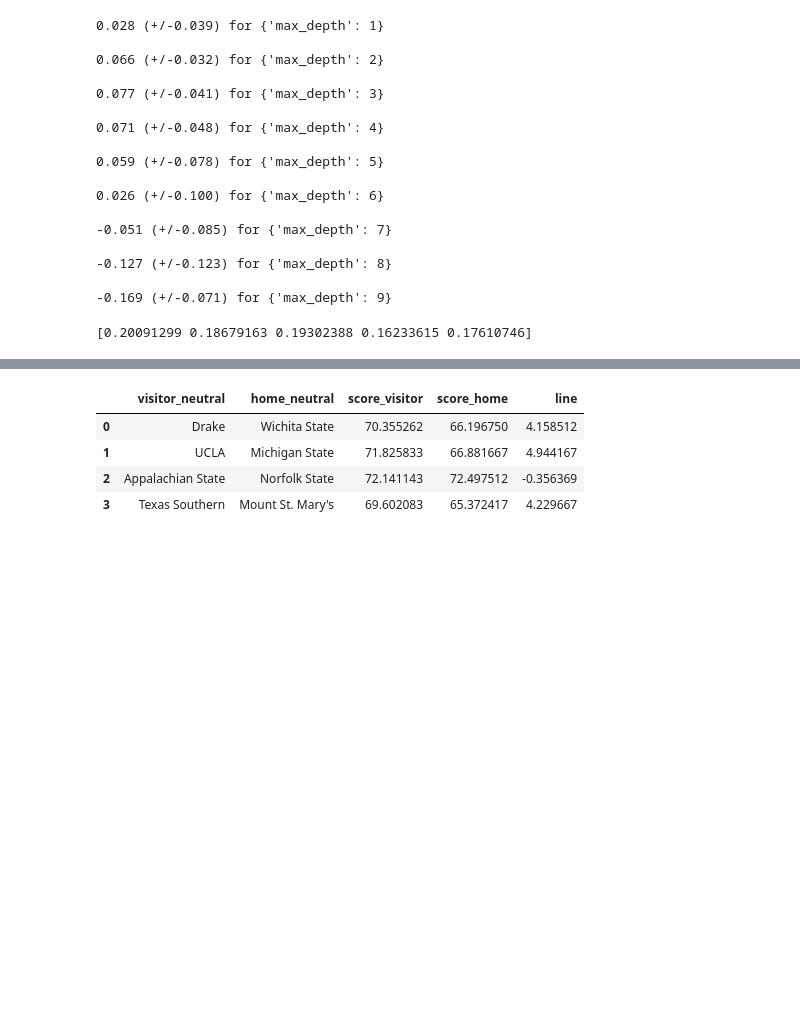
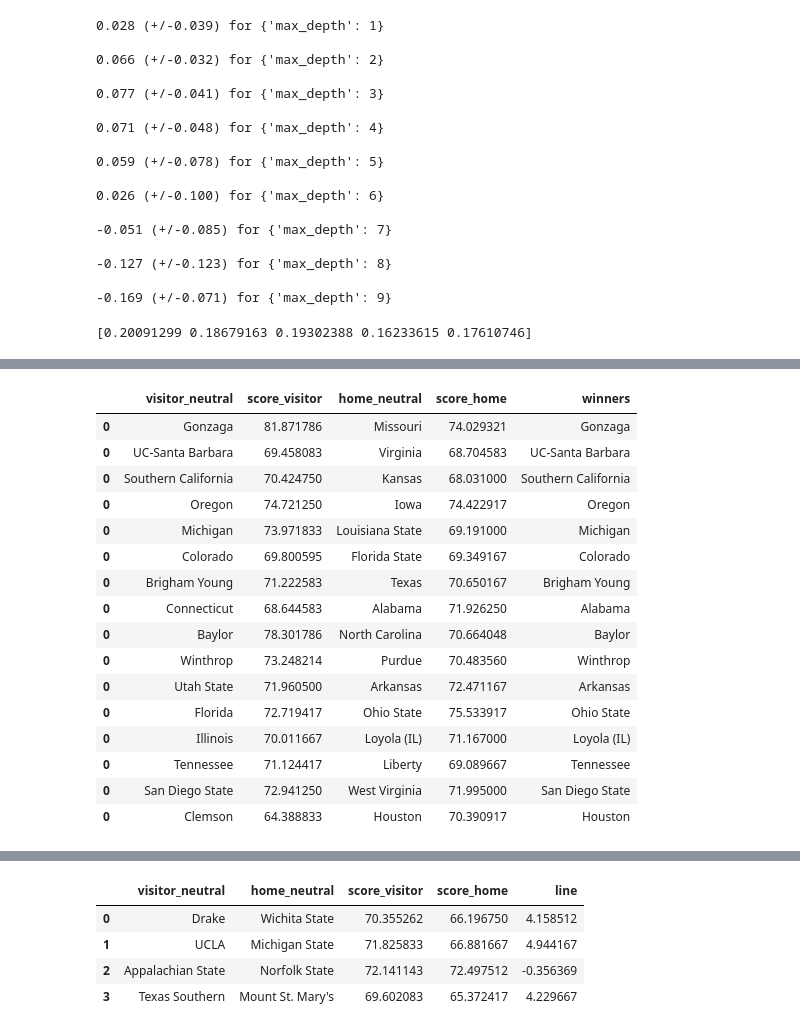
Before and after one commit to pkr5025/College-Basketball-Predictions, a Jupyter notebook: 2020_2021_season/Initial Predictions.ipynb, the cells around one changed output, grey strips where cells are left out. Saved outputs shown, nothing was run; the diff lists cells and outputs as text; code cells hidden in the pictures; blank space fills up the shorter version.

```diff
--- a/2020_2021_season/Initial Predictions.ipynb
+++ b/2020_2021_season/Initial Predictions.ipynb
@@ -126,0 +189,28 @@ a.drop(["Date","visitor_neutral","home_neutral","School_x","School_y","PTS","PTS
+# %%
+home_teams = np.array(first_round["winners"])[::2]
+away_teams = np.array(first_round["winners"])[1::2]
+second_round = pd.DataFrame(columns=["visitor_neutral","score_visitor","home_neutral","score_home"])
+for i,j in zip(home_teams, away_teams):
+    current_game = predict_game(i,j,reg3,True)
+    second_round = pd.concat([second_round,current_game], sort=False)
+second_round["winners"] = second_round.apply(lambda row: row["visitor_neutral"] if (row["score_visitor"]>row["score_home"]) else row["home_neutral"], axis=1)
+# %%
+second_round
+# %% [output]
+|  | visitor_neutral | score_visitor | home_neutral | score_home | winners |
+| 0 | Gonzaga | 81.871786 | Missouri | 74.029321 | Gonzaga |
+| 0 | UC-Santa Barbara | 69.458083 | Virginia | 68.704583 | UC-Santa Barbara |
+| 0 | Southern California | 70.424750 | Kansas | 68.031000 | Southern California |
+| 0 | Oregon | 74.721250 | Iowa | 74.422917 | Oregon |
+| 0 | Michigan | 73.971833 | Louisiana State | 69.191000 | Michigan |
+| 0 | Colorado | 69.800595 | Florida State | 69.349167 | Colorado |
+| 0 | Brigham Young | 71.222583 | Texas | 70.650167 | Brigham Young |
+| 0 | Connecticut | 68.644583 | Alabama | 71.926250 | Alabama |
+| 0 | Baylor | 78.301786 | North Carolina | 70.664048 | Baylor |
+| 0 | Winthrop | 73.248214 | Purdue | 70.483560 | Winthrop |
+| 0 | Utah State | 71.960500 | Arkansas | 72.471167 | Arkansas |
+| 0 | Florida | 72.719417 | Ohio State | 75.533917 | Ohio State |
+| 0 | Illinois | 70.011667 | Loyola (IL) | 71.167000 | Loyola (IL) |
+| 0 | Tennessee | 71.124417 | Liberty | 69.089667 | Tennessee |
+| 0 | San Diego State | 72.941250 | West Virginia | 71.995000 | San Diego State |
+| 0 | Clemson | 64.388833 | Houston | 70.390917 | Houston |
```
Also changed, not shown: parts of 15 cells of this notebook, 1 other file.
